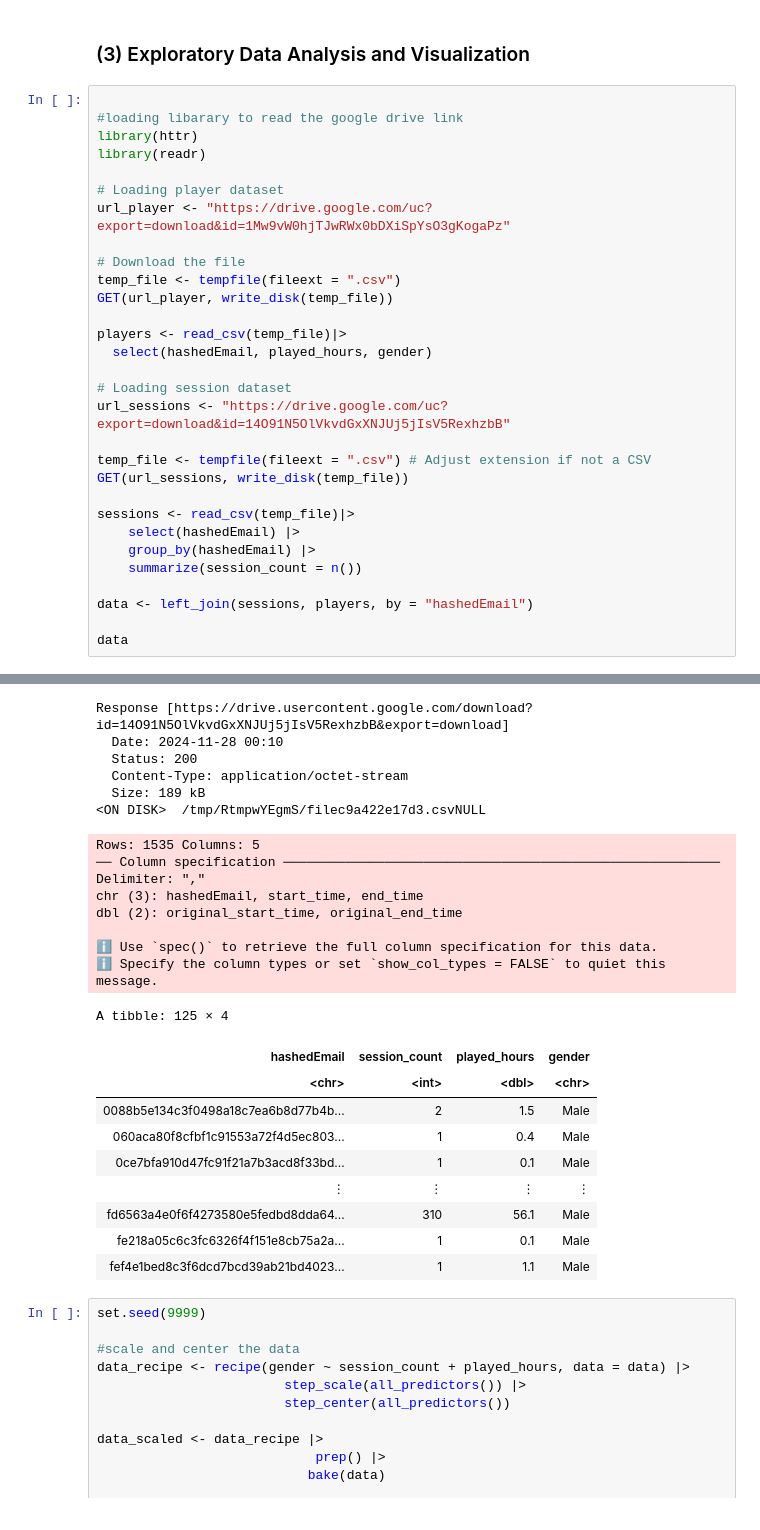
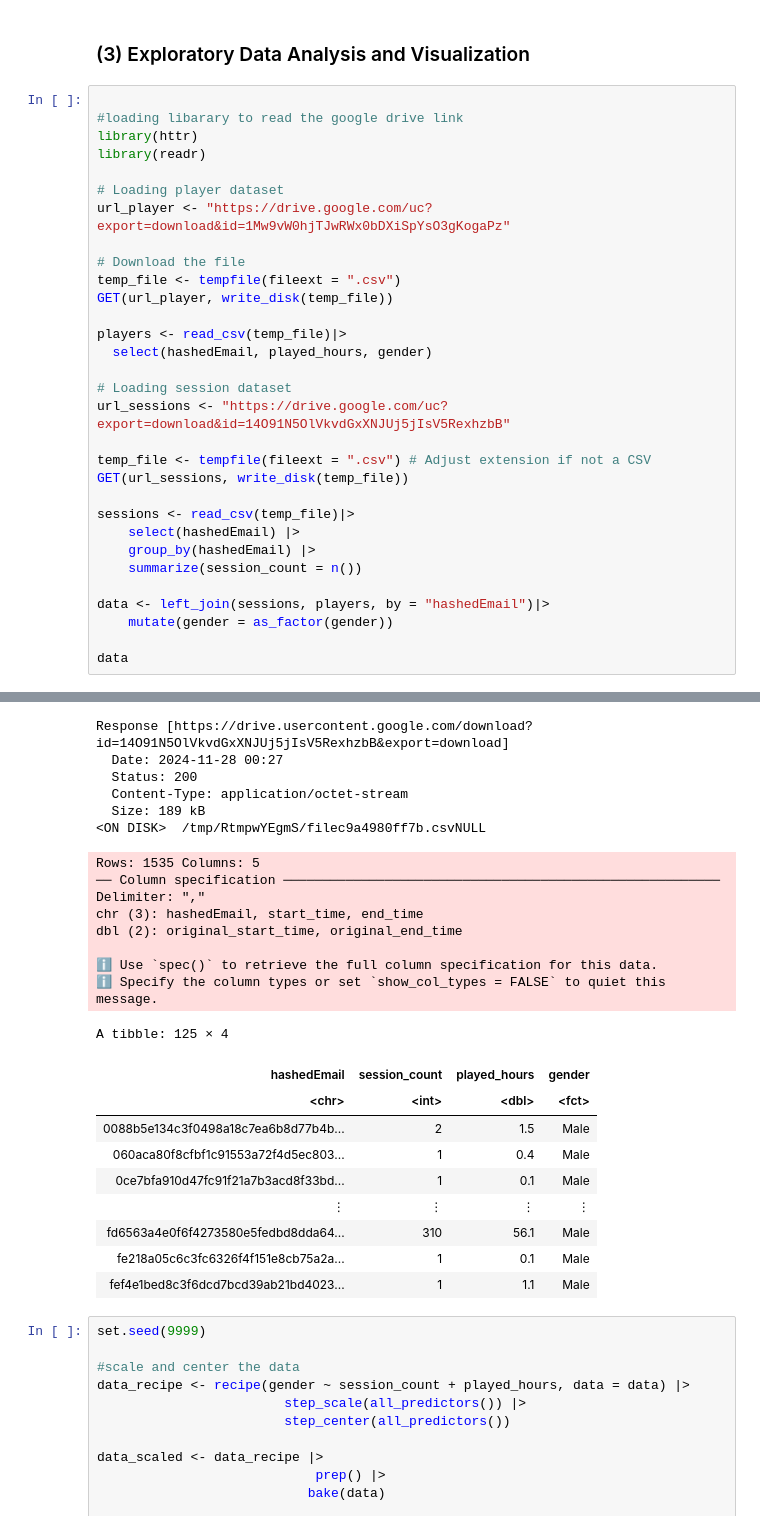
Before and after one commit to mia6c/dsci-100-group-project, a Jupyter notebook: Project Final Report .ipynb, the cells around one changed output, grey strips where cells are left out. Saved outputs shown, nothing was run; the diff lists cells and outputs as text.

```diff
--- a/Project Final Report .ipynb
+++ b/Project Final Report .ipynb
@@ -85,7 +85,8 @@ sessions <- read_csv(temp_file)|>
     group_by(hashedEmail) |>
     summarize(session_count = n())
 
-data <- left_join(sessions, players, by = "hashedEmail")
+data <- left_join(sessions, players, by = "hashedEmail")|>
+    mutate(gender = as_factor(gender))
 
 data
 # %% [output]
@@ -98,29 +99,29 @@ Response [https://drive.usercontent.google.com/download?id=1Mw9vW0hjTJwRWx0bDXiS
 Rows: 196 Columns: 9
 ── Column specification ────────────────────────────────────────────────────────
 Delimiter: ","
 chr (4): experience, hashedEmail, name, gender
 dbl (2): played_hours, age
 lgl (3): subscribe, individualId, organizationName
 
 ℹ Use `spec()` to retrieve the full column specification for this data.
 ℹ Specify the column types or set `show_col_types = FALSE` to quiet this message.
 Response [https://drive.usercontent.google.com/download?id=14O91N5OlVkvdGxXNJUj5jIsV5RexhzbB&export=download]
-  Date: 2024-11-28 00:10
+  Date: 2024-11-28 00:27
   Status: 200
   Content-Type: application/octet-stream
   Size: 189 kB
-<ON DISK>  /tmp/RtmpwYEgmS/filec9a422e17d3.csvNULL
+<ON DISK>  /tmp/RtmpwYEgmS/filec9a4980ff7b.csvNULL
 Rows: 1535 Columns: 5
 ── Column specification ────────────────────────────────────────────────────────
 Delimiter: ","
 chr (3): hashedEmail, start_time, end_time
 dbl (2): original_start_time, original_end_time
 
 ℹ Use `spec()` to retrieve the full column specification for this data.
 ℹ Specify the column types or set `show_col_types = FALSE` to quiet this message.
 A tibble: 125 × 4
 | hashedEmail | session_count | played_hours | gender |
-| <chr> | <int> | <dbl> | <chr> |
+| <chr> | <int> | <dbl> | <fct> |
 | 0088b5e134c3f0498a18c7ea6b8d77b4b... | 2 | 1.5 | Male |
 | 060aca80f8cfbf1c91553a72f4d5ec803... | 1 | 0.4 | Male |
 | 0ce7bfa910d47fc91f21a7b3acd8f33bd... | 1 | 0.1 | Male |
```
Also changed, not shown: parts of 2 cells of this notebook.
